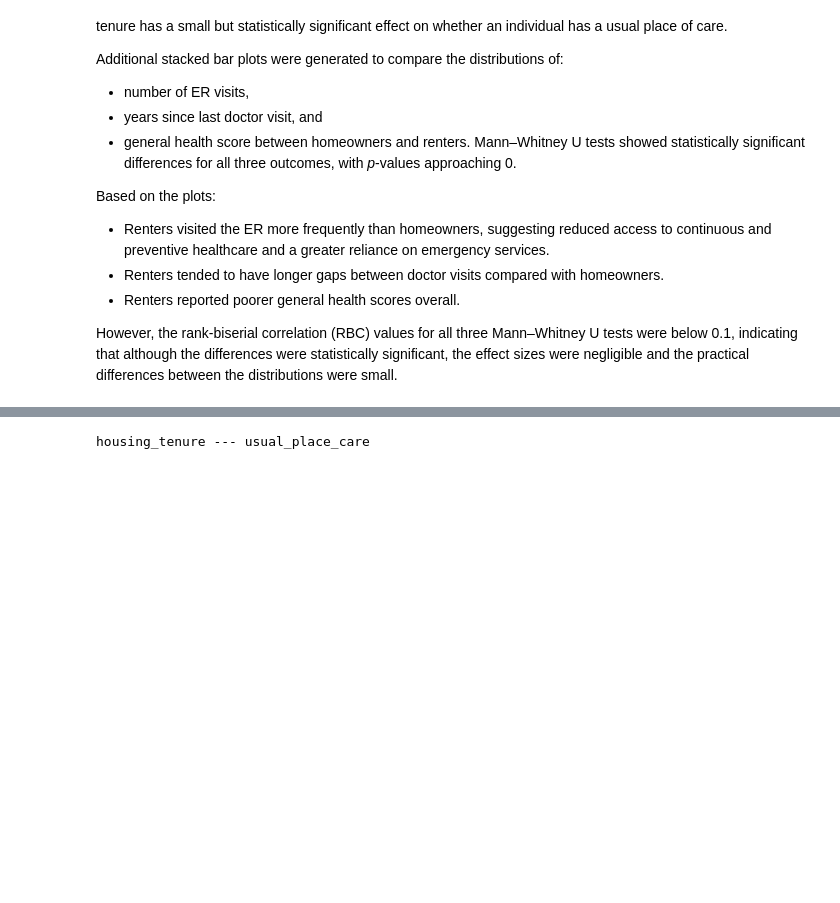
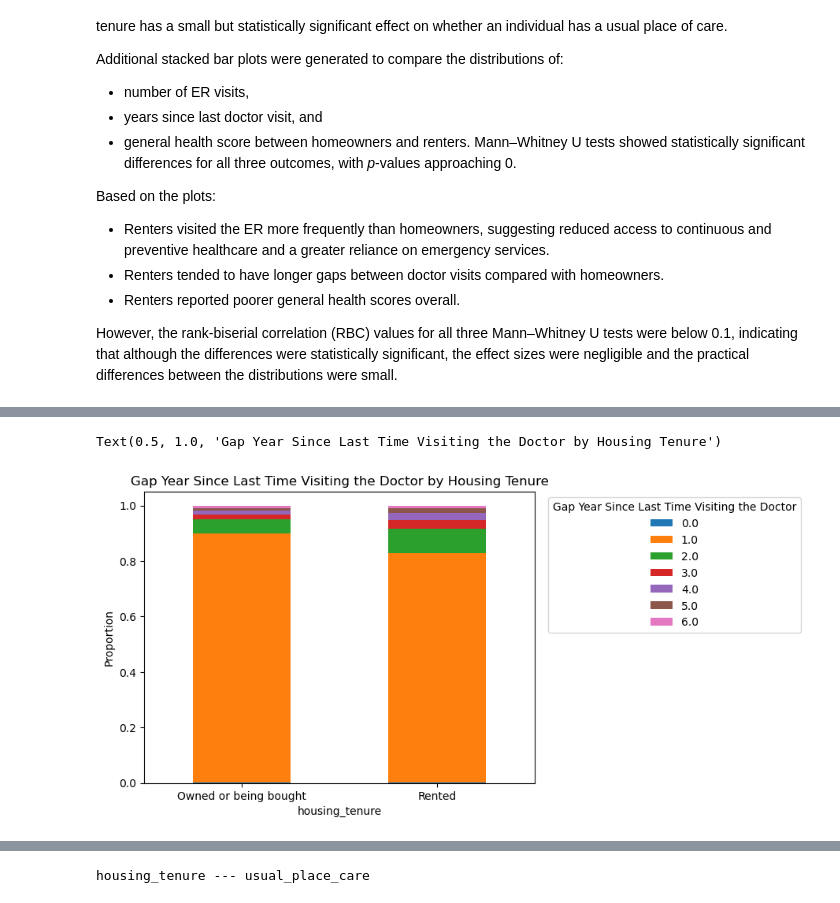
Before and after one commit to COGS108/Group-SP26-079, a Jupyter notebook: 02-EDACheckpoint.ipynb, the cells around one changed output, grey strips where cells are left out. Cells and saved outputs as stored; diff of their text form; code cells hidden in the pictures; blank space fills up the shorter version.

```diff
--- a/02-EDACheckpoint.ipynb
+++ b/02-EDACheckpoint.ipynb
@@ -367 +370,22 @@ Text(0, 0.5, 'Proportion')
+# %%
+tenure_gap_stacked = pd.crosstab(
+    data_drop_other['housing_tenure'],
+    data_drop_other['doctor_gap_yr'],
+    normalize='index'
+)
+
+ax=tenure_gap_stacked.plot(
+    kind='bar',
+    stacked=True
+)
+ax.legend(
+    title='Gap Year Since Last Time Visiting the Doctor',
+    bbox_to_anchor=(1.02, 1)
+)
+ax.tick_params(axis='x', labelrotation=0)
+ax.set_ylabel('Proportion')
+plt.title('Gap Year Since Last Time Visiting the Doctor by Housing Tenure')
+# %% [output]
+Text(0.5, 1.0, 'Gap Year Since Last Time Visiting the Doctor by Housing Tenure')
+[figure, added]
 # %%
```
Also changed, not shown: parts of 5 cells of this notebook.
